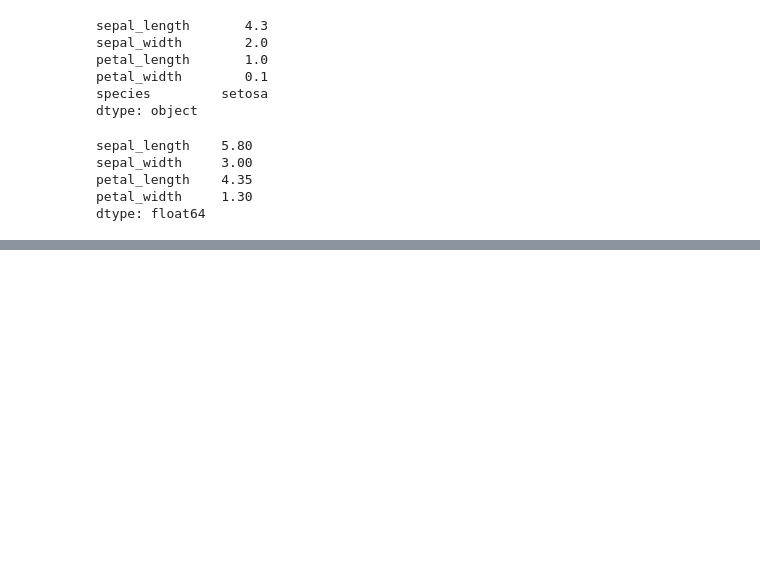
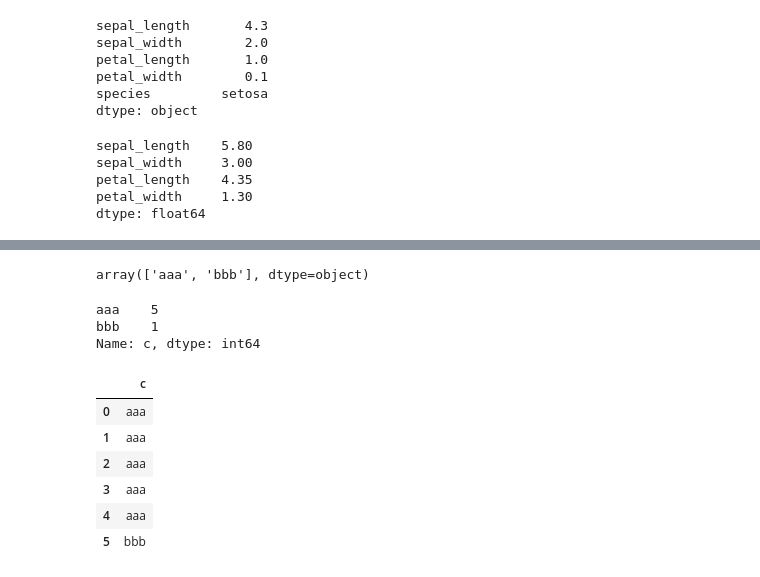
Before and after one commit to comlec/ai_x, a Jupyter notebook: source/01_python/ch11_데이터프레임과시리즈(Pandas)_1절~8절.ipynb, the cells around one changed output, grey strips where cells are left out. Cells and saved outputs as stored; diff of their text form; code cells hidden in the pictures; blank space fills up the shorter version.

```diff
--- a/source/01_python/ch11_데이터프레임과시리즈(Pandas)_1절~8절.ipynb
+++ b/source/01_python/ch11_데이터프레임과시리즈(Pandas)_1절~8절.ipynb
@@ -1764,0 +1755,20 @@ Name: c, dtype: int64
+# %%
+df['c'].unique() # 특정 컬럼의 고유 값들의 종류
+# %% [output]
+array(['aaa', 'bbb'], dtype=object)
+# %%
+df['c'].value_counts()
+# %% [output]
+aaa    5
+bbb    1
+Name: c, dtype: int64
+# %%
+df.select_dtypes(include=object) # object형 컬럼만 추출
+# %% [output]
+|  | c |
+| 0 | aaa |
+| 1 | aaa |
+| 2 | aaa |
+| 3 | aaa |
+| 4 | aaa |
+| 5 | bbb |
```
Also changed, not shown: parts of 41 cells of this notebook.
